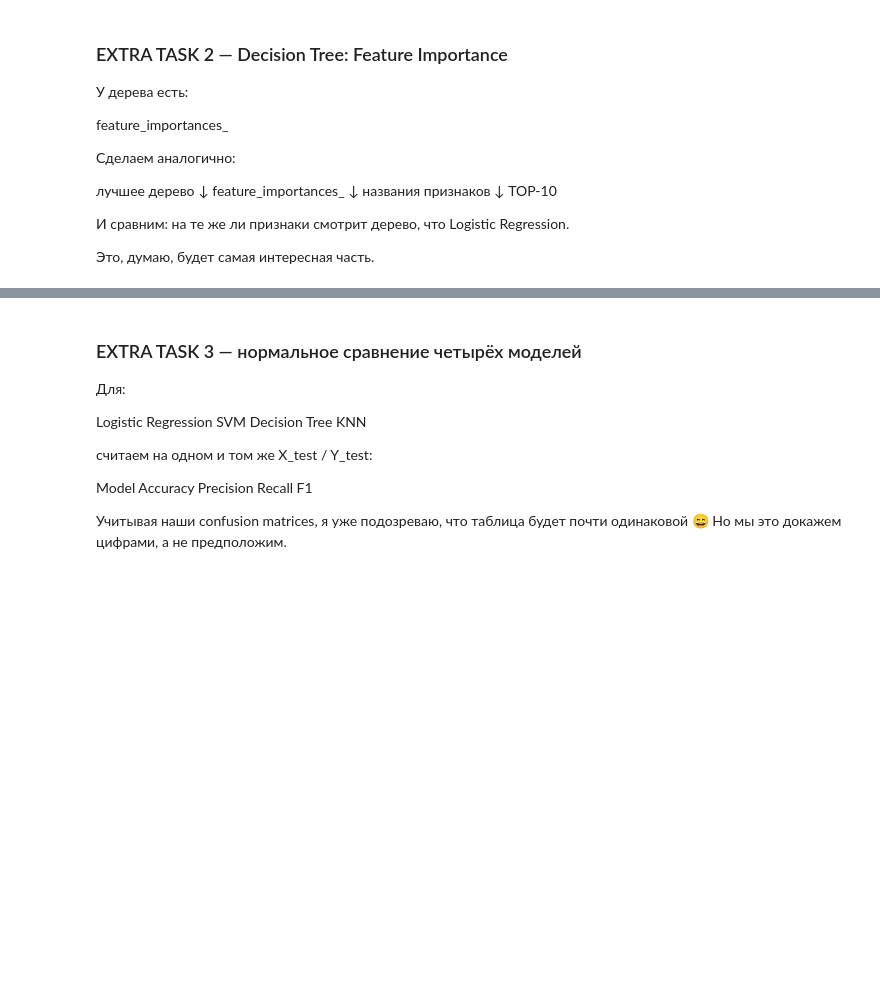
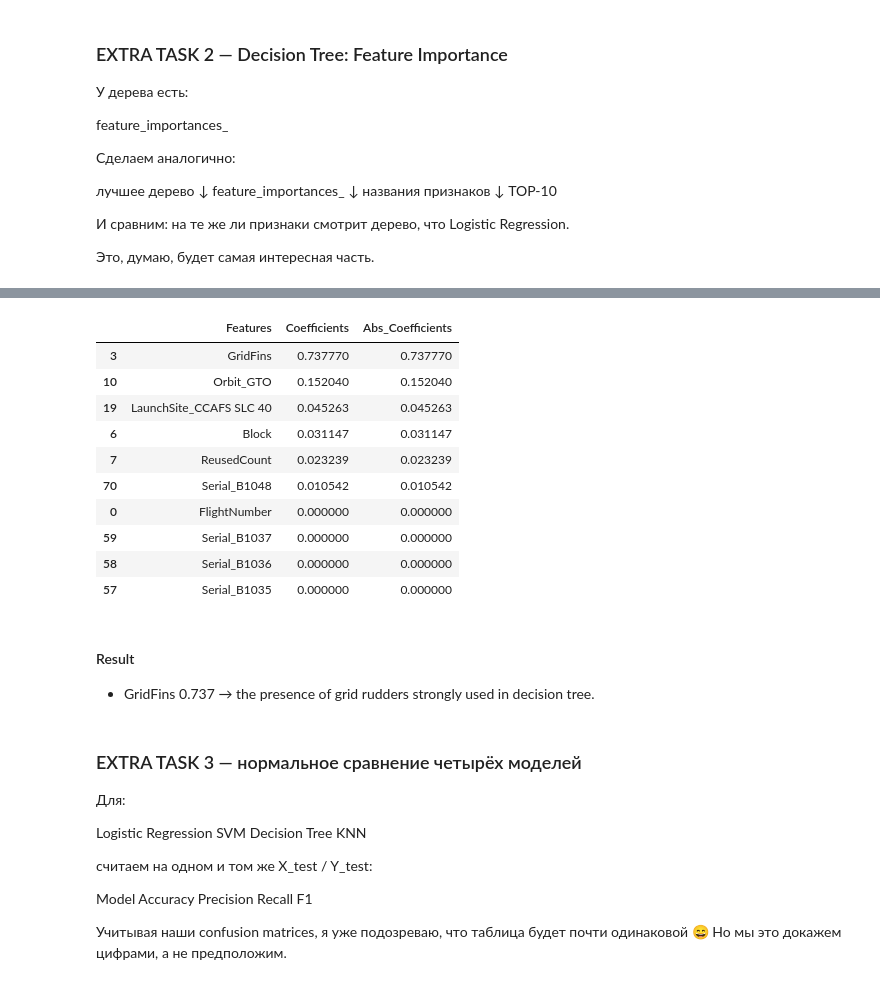
Before and after one commit to agnoevoy/spacex-capstone-project, a Jupyter notebook: notebooks/08_spacex_machine_learning_prediction.ipynb, the cells around one changed output, grey strips where cells are left out. Drawn from its saved outputs; the diff is of its cells as text; code cells hidden in the pictures; blank space fills up the shorter version.

```diff
--- a/notebooks/08_spacex_machine_learning_prediction.ipynb
+++ b/notebooks/08_spacex_machine_learning_prediction.ipynb
@@ -483,3 +483,8 @@ TOP-10
 И сравним: на те же ли признаки смотрит дерево, что Logistic Regression.
 
 Это, думаю, будет самая интересная часть.
+# %%
+best_tree = tree_cv.best_estimator_
+importance = best_tree.feature_importances_
+
+len(importance)
@@ -485,0 +493,6 @@ TOP-10
+# %%
+tree_importance_df = pd.DataFrame({
+    'Features': feature_names,
+    'Coefficients': importance
+})
+tree_importance_df.head(10)
@@ -486,3 +511,25 @@ TOP-10
+# %%
+tree_importance_df['Abs_Coefficients'] = abs(tree_importance_df['Coefficients'])
+# %%
+tree_importance_df.sort_values(
+    by = 'Abs_Coefficients',
+    ascending=0
+    ).head(10)
+# %% [output]
+|  | Features | Coefficients | Abs_Coefficients |
+| 3 | GridFins | 0.737770 | 0.737770 |
+| 10 | Orbit_GTO | 0.152040 | 0.152040 |
+| 19 | LaunchSite_CCAFS SLC 40 | 0.045263 | 0.045263 |
+| 6 | Block | 0.031147 | 0.031147 |
+| 7 | ReusedCount | 0.023239 | 0.023239 |
+| 70 | Serial_B1048 | 0.010542 | 0.010542 |
+| 0 | FlightNumber | 0.000000 | 0.000000 |
+| 59 | Serial_B1037 | 0.000000 | 0.000000 |
+| 58 | Serial_B1036 | 0.000000 | 0.000000 |
+| 57 | Serial_B1035 | 0.000000 | 0.000000 |
+# %% [markdown]
+#### Result
+- GridFins 0.737 → the presence of grid rudders strongly used in decision tree.
 # %% [markdown]
 ### EXTRA TASK 3 — нормальное сравнение четырёх моделей
 
```
Also changed, not shown: parts of 14 cells of this notebook.
